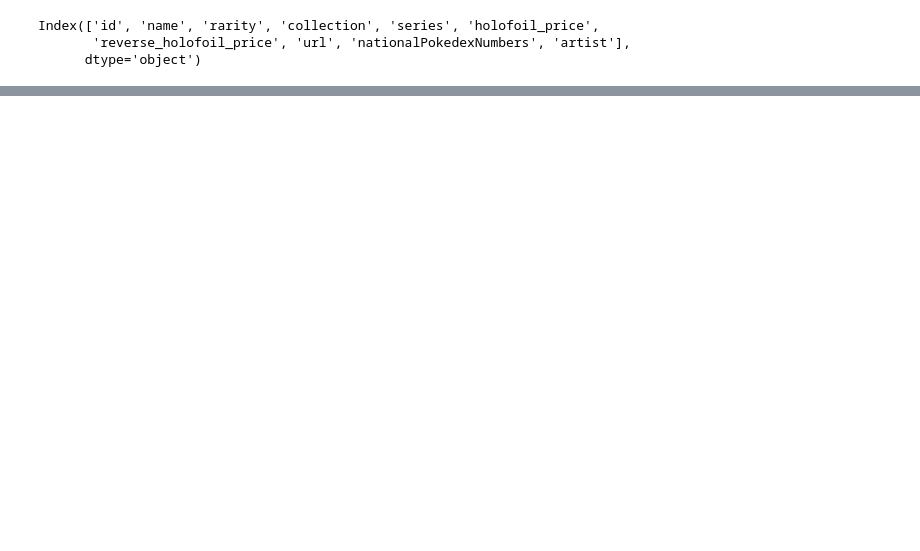
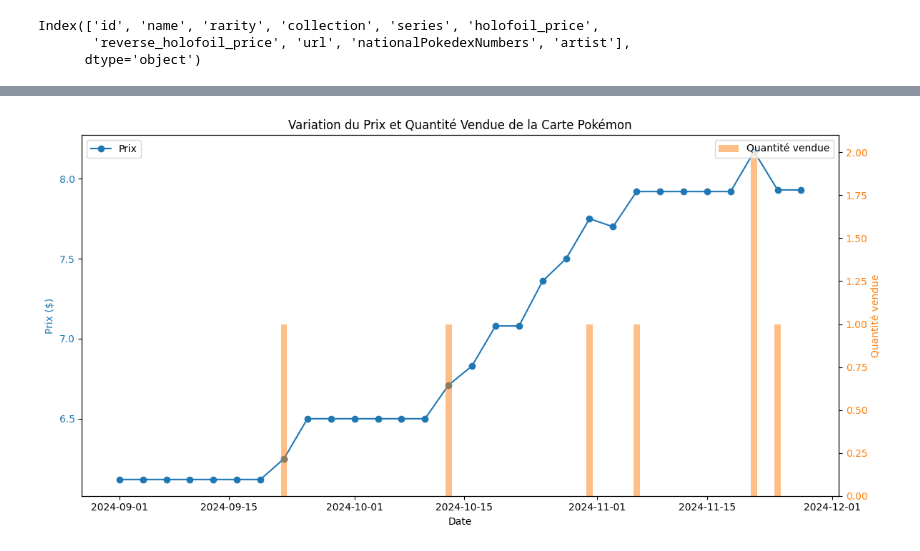
Before and after one commit to nayelsdk/Quantitative_Portfolio_Pokemon_Card, a Jupyter notebook: Scraping.ipynb, the cells around one changed output, grey strips where cells are left out. Saved outputs shown, nothing was run; the diff lists cells and outputs as text; code cells hidden in the pictures; blank space fills up the shorter version.

```diff
--- a/Scraping.ipynb
+++ b/Scraping.ipynb
@@ -66,0 +44,39 @@ titre
+# %%
+website = 'https://prices.pokemontcg.io/tcgplayer/dp3-14'
+# %%
+# Configuration du WebDriver
+service = Service(ChromeDriverManager().install())
+chrome_options = Options()
+chrome_options.add_argument("--headless")  # Mode headless (sans interface graphique)
+#chrome_options.add_argument("--disable-gpu")  # Désactive la GPU, utile pour certains systèmes
+chrome_options.add_argument("--no-sandbox")  # Nécessaire dans certains environnements comme Docker
+
+
+def extract_html_code(website):
+    driver = webdriver.Chrome(service=service, options=chrome_options)
+
+    try:
+        # Charger la page
+        driver.get(website)
+
+        # Attendre que l'élément de type chart-container soit présent
+        chart_div = WebDriverWait(driver, 30).until(
+            EC.presence_of_element_located((By.XPATH, "//div[@class='chart-container' and @data-testid='History__Line']"))
+        )
+
+        # Ré-identifier l'élément pour s'assurer qu'il est toujours là
+        chart_div = driver.find_element(By.XPATH, "//div[@class='chart-container' and @data-testid='History__Line']")
+
+
+        # Extraire le contenu HTML de l'élément trouvé
+        html_content = chart_div.get_attribute('outerHTML')
+
+    except Exception as e:
+        print(f"Erreur lors de la récupération des données : {e}")
+
+    finally:
+        # Fermer le WebDriver
+        driver.quit()
+    return html_content
+# %%
+html_content=extract_html_code(website)
@@ -67 +215,5 @@ titre
+# %%
+plot_price_quantity_variation(x)
+# %% [output]
+[figure, added]
 # %%
```
Also changed, not shown: parts of 18 cells of this notebook, 2 other files.
